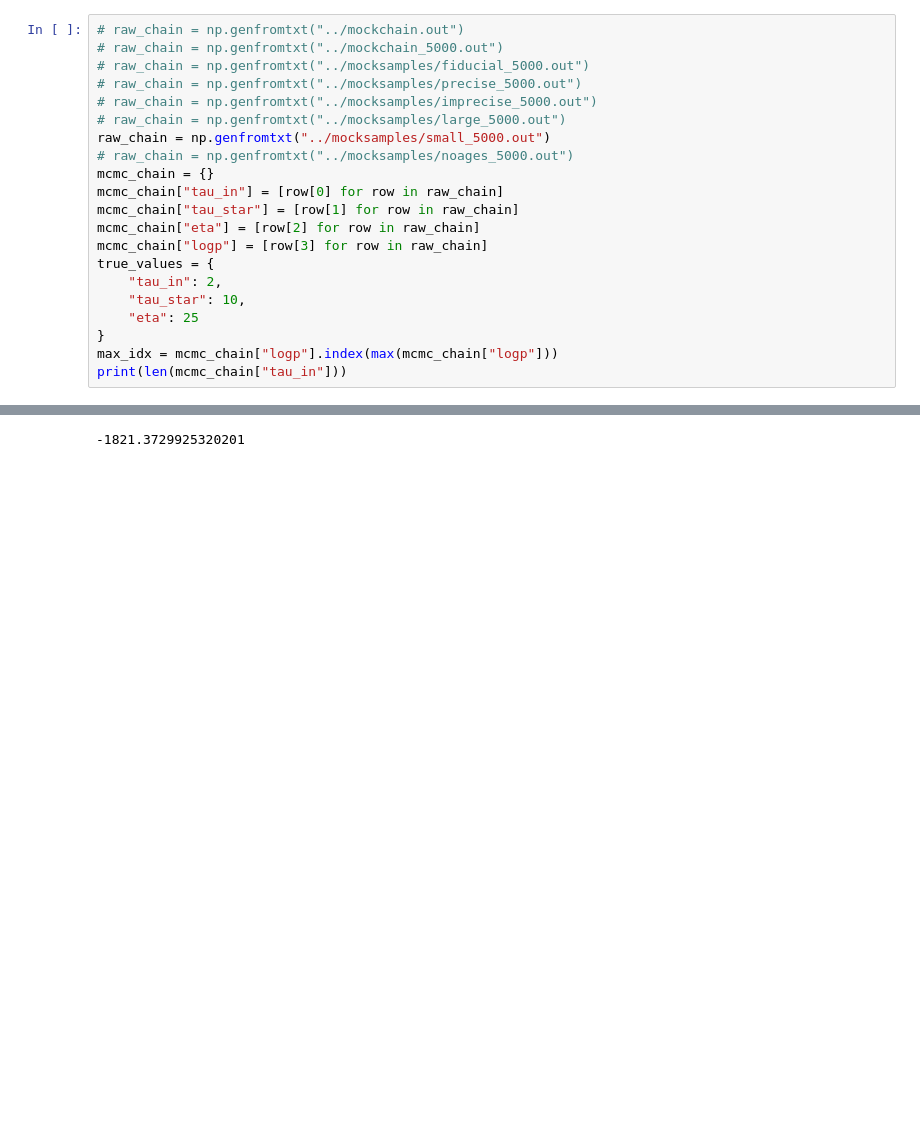
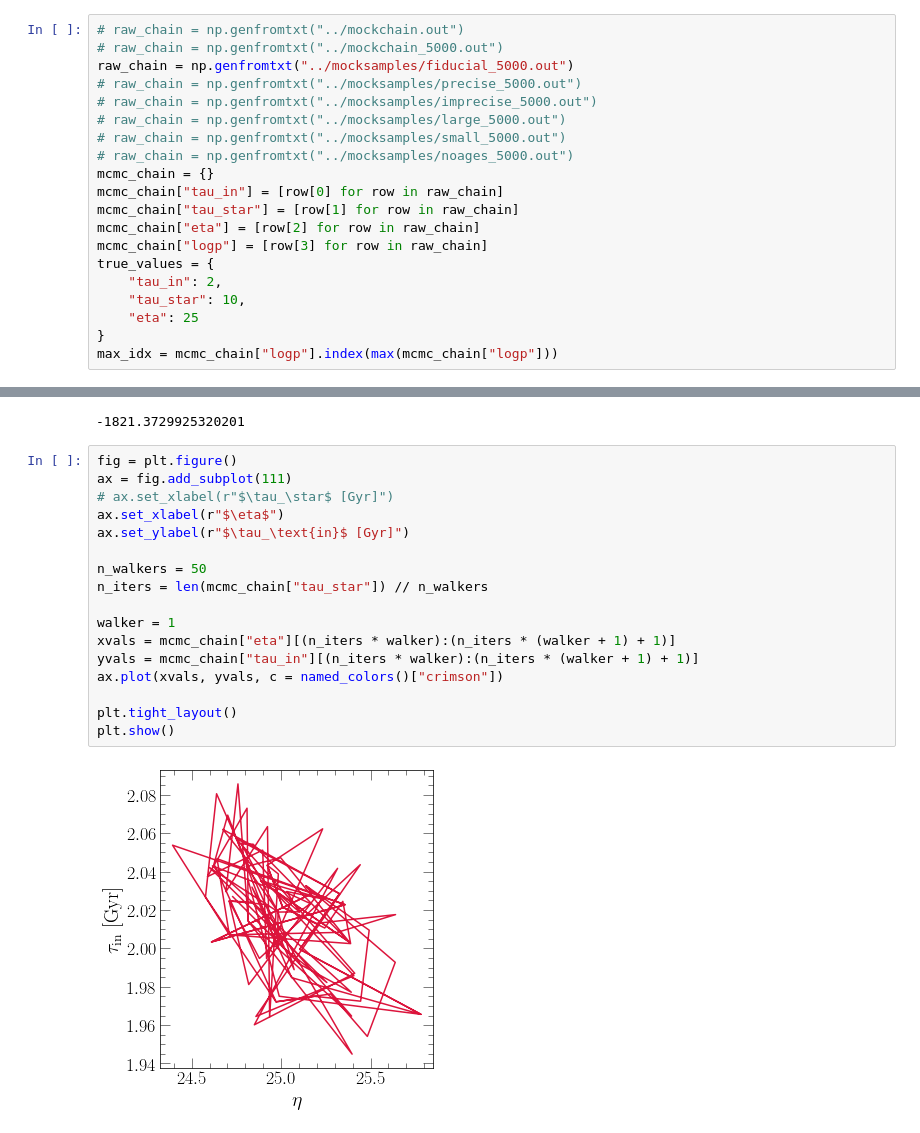
Before and after one commit to giganano/h3halo, a Jupyter notebook: notebooks/mock.ipynb, the cells around one changed output, grey strips where cells are left out. Drawn from its saved outputs; the diff is of its cells as text; blank space fills up the shorter version.

```diff
--- a/notebooks/mock.ipynb
+++ b/notebooks/mock.ipynb
@@ -83,11 +83,11 @@ plt.show()
 # %%
 # raw_chain = np.genfromtxt("../mockchain.out")
 # raw_chain = np.genfromtxt("../mockchain_5000.out")
-# raw_chain = np.genfromtxt("../mocksamples/fiducial_5000.out")
+raw_chain = np.genfromtxt("../mocksamples/fiducial_5000.out")
 # raw_chain = np.genfromtxt("../mocksamples/precise_5000.out")
 # raw_chain = np.genfromtxt("../mocksamples/imprecise_5000.out")
 # raw_chain = np.genfromtxt("../mocksamples/large_5000.out")
-raw_chain = np.genfromtxt("../mocksamples/small_5000.out")
+# raw_chain = np.genfromtxt("../mocksamples/small_5000.out")
 # raw_chain = np.genfromtxt("../mocksamples/noages_5000.out")
 mcmc_chain = {}
 mcmc_chain["tau_in"] = [row[0] for row in raw_chain]
@@ -100,4 +100,3 @@ true_values = {
     "eta": 25
 }
 max_idx = mcmc_chain["logp"].index(max(mcmc_chain["logp"]))
-print(len(mcmc_chain["tau_in"]))
@@ -570,3 +567,22 @@ test([2, 10, 25])
 # %% [output]
 walker: [2.00000e+00, 1.00000e+01, 2.50000e+01] Success!
 -1821.3729925320201
+# %%
+fig = plt.figure()
+ax = fig.add_subplot(111)
+# ax.set_xlabel(r"$\tau_\star$ [Gyr]")
+ax.set_xlabel(r"$\eta$")
+ax.set_ylabel(r"$\tau_\text{in}$ [Gyr]")
+
+n_walkers = 50
+n_iters = len(mcmc_chain["tau_star"]) // n_walkers
+
+walker = 1
+xvals = mcmc_chain["eta"][(n_iters * walker):(n_iters * (walker + 1) + 1)]
+yvals = mcmc_chain["tau_in"][(n_iters * walker):(n_iters * (walker + 1) + 1)]
+ax.plot(xvals, yvals, c = named_colors()["crimson"])
+
+plt.tight_layout()
+plt.show()
+# %% [output]
+[figure, added]
```
Also changed, not shown: parts of 1 cell of this notebook, 4 other files.
